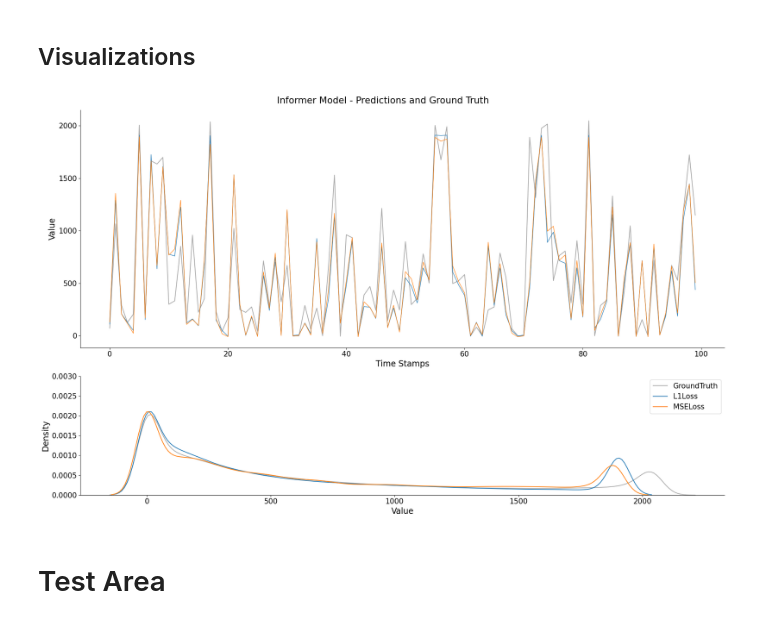
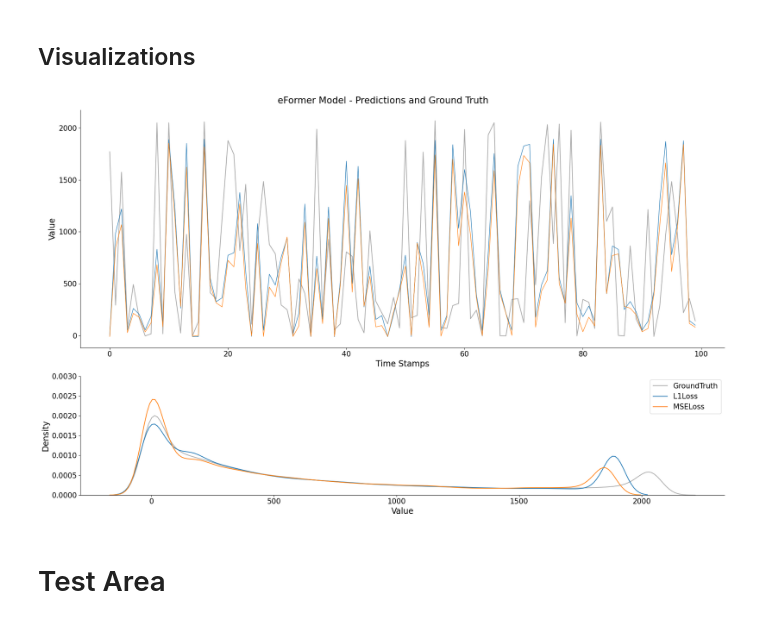
Before and after one commit to janbesler/Masterarbeit, a Jupyter notebook: src/3_Visualizations.ipynb, the cells around one changed output. Saved outputs shown, nothing was run; the diff lists cells and outputs as text; code cells hidden in the pictures.

Commit message:
new graphs 2

```diff
--- a/src/3_Visualizations.ipynb
+++ b/src/3_Visualizations.ipynb
@@ -786,35 +790,35 @@ def eval_df_with_kde(model, data_frames, prediction_length, embedding_length=32,
 
     # Time Series plot
     sns.lineplot(ax=ax1, x=range(len(aggregated_df[:100])), y=aggregated_df[:100]['GroundTruth'],
                  label='GroundTruth', color='darkgrey', linewidth=1.5)
     for column in [col for col in aggregated_df.columns if col not in exclude_loss_functions and col != 'GroundTruth']:
         sns.lineplot(ax=ax1, x=range(len(aggregated_df[:100])), y=aggregated_df[:100][column],
                      label=column, linewidth=1)
     ax1.set_xlabel('Time Stamps', fontsize=(tick_size + 2))
     ax1.set_ylabel('Value', fontsize=(tick_size + 2))
     ax1.legend().set_visible(False)
     ax1.tick_params(labelsize=tick_size)
 
     # KDE plot
     sns.kdeplot(ax=ax2, data=aggregated_df['GroundTruth'], label='GroundTruth', color='darkgrey')
     for column in [col for col in aggregated_df.columns if col not in exclude_loss_functions and col != 'GroundTruth']:
         sns.kdeplot(ax=ax2, data=aggregated_df[column], label=column)
     ax2.set_ylim([0, 0.003])  # Adjust the y-axis limit to make the plot half as high
     ax2.set_xlabel('Value', fontsize=(tick_size + 2))
     ax2.set_ylabel('Density', fontsize=(tick_size + 2))
     ax2.legend(title_fontsize=(tick_size + 1), fontsize=(tick_size))
     ax2.tick_params(labelsize=tick_size)
 
     sns.despine()  # Remove spines on right and top side
     plt.tight_layout()
     fig.suptitle(f'{model} Model - Predictions and Ground Truth', fontsize=(tick_size + 4), y=1.02)
     plt.savefig(f'../graphs/results/{model}_pred{prediction_length}_analysis.png', dpi=600, bbox_inches='tight')
     plt.show()
 
 # Example usage:
-eval_df_with_kde('Informer', DL_dfs, prediction_length=6, exclude_loss_functions=[])
+eval_df_with_kde('eFormer', DL_dfs, prediction_length=144, exclude_loss_functions=[])
 # %% [output]
-[figure, old version]
+[figure, new version]
 # %% [markdown]
 # Test Area
 # %%
```
Also changed, not shown: parts of 2 cells of this notebook, 6 other files.
